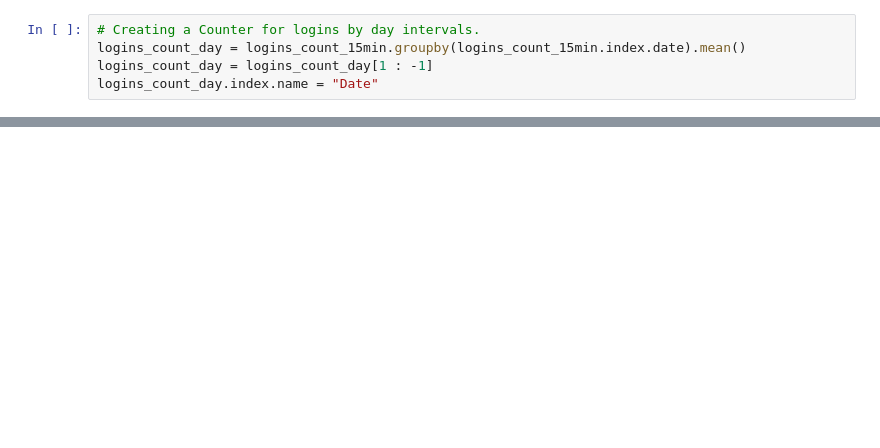
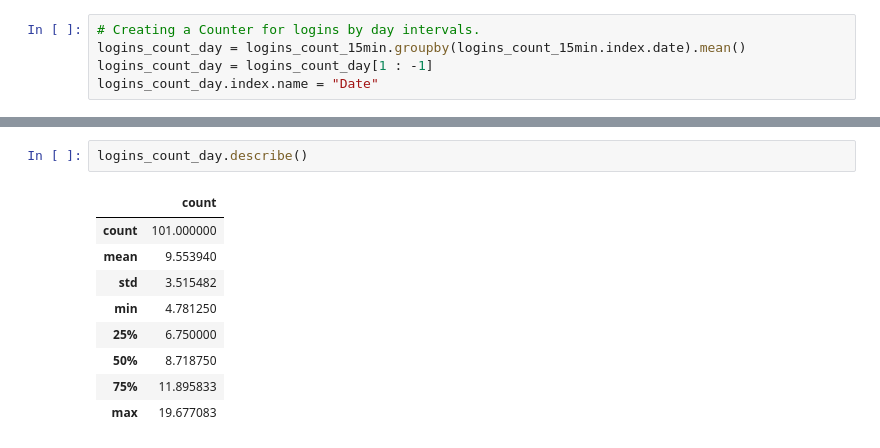
Before and after one commit to ChadDelany/challenge_ultimate, a Jupyter notebook: challenge_ultimate.ipynb, the cells around one changed output, grey strips where cells are left out. Cells and saved outputs as stored; diff of their text form; blank space fills up the shorter version.

```diff
--- a/challenge_ultimate.ipynb
+++ b/challenge_ultimate.ipynb
@@ -167,3 +209,15 @@ logins_count_day.index.name = "Date"
+# %%
+logins_count_day.describe()
+# %% [output]
+|  | count |
+| count | 101.000000 |
+| mean | 9.553940 |
+| std | 3.515482 |
+| min | 4.781250 |
+| 25% | 6.750000 |
+| 50% | 8.718750 |
+| 75% | 11.895833 |
+| max | 19.677083 |
 # %%
 # Creating plot of login count by day.
 logins_count_day.plot(y="count")
```
Also changed, not shown: parts of 9 cells of this notebook.
